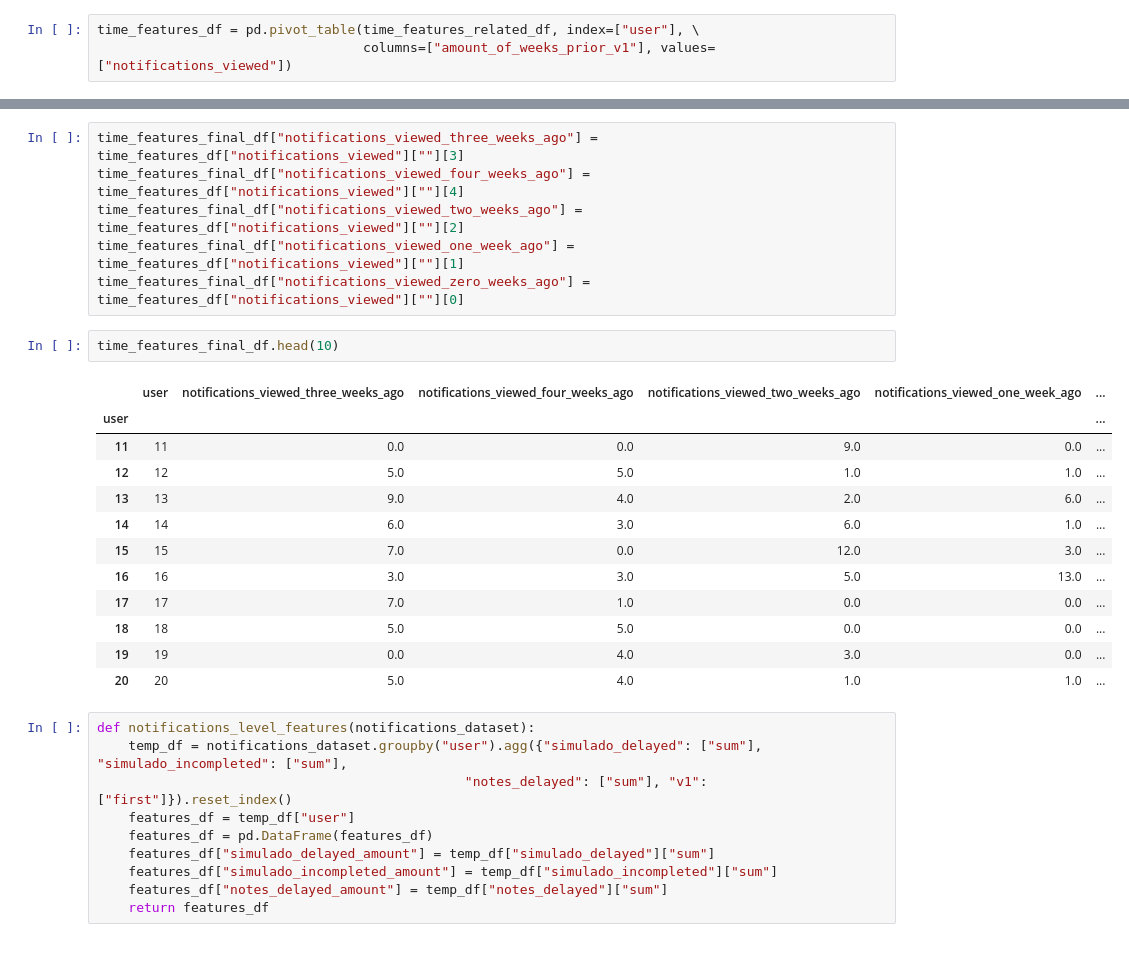
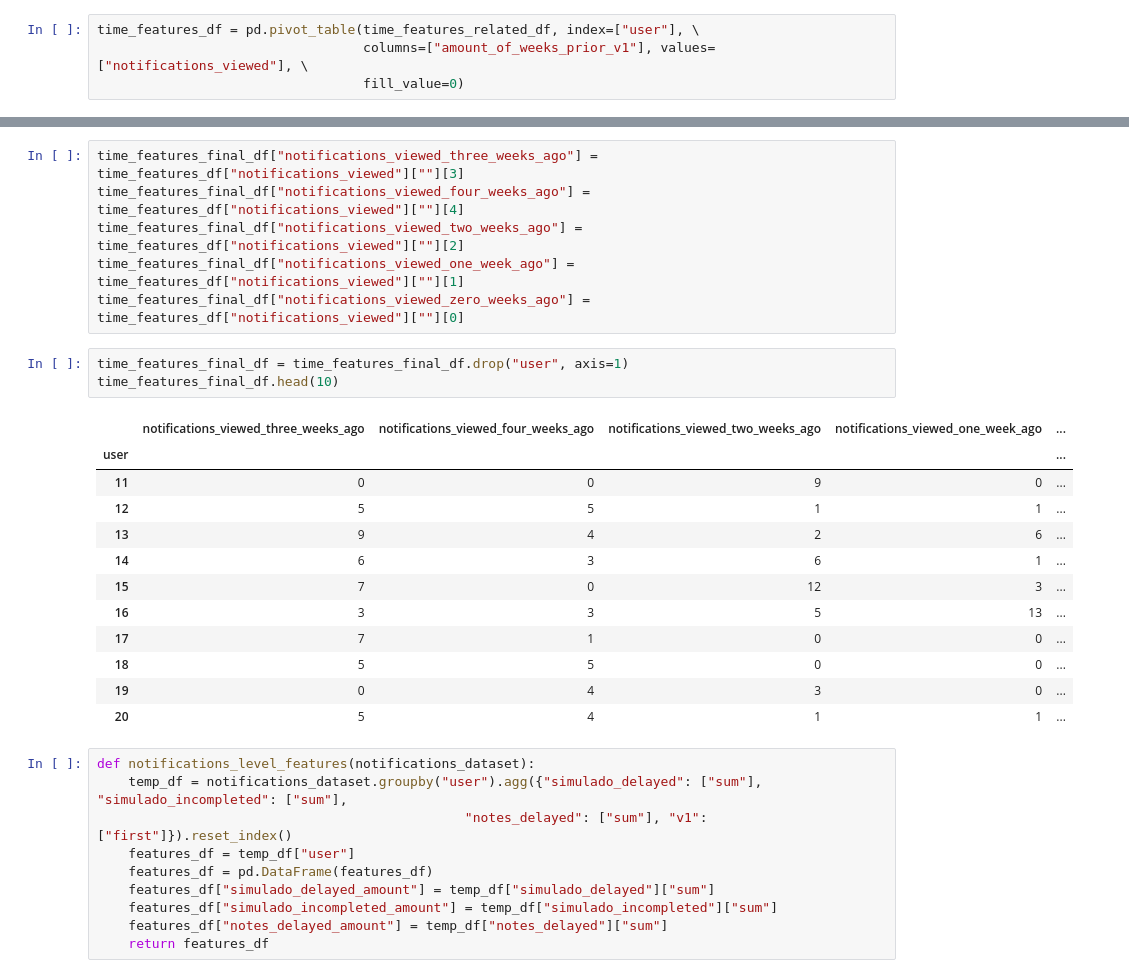
Before and after one commit to amadeusproject/amadeus-analysis, a Jupyter notebook: notebooks/features/model_a/Notification_quantity_features_v1.ipynb, the cells around one changed output, grey strips where cells are left out. Cells and saved outputs as stored; diff of their text form.

Commit message:
feature(): add time variables to model and added evaluation cells

```diff
--- a/notebooks/features/model_a/Notification_quantity_features_v1.ipynb
+++ b/notebooks/features/model_a/Notification_quantity_features_v1.ipynb
@@ -135,7 +135,8 @@ pd.pivot_table(time_features_related_df, index=["user"], columns=["amount_of_wee
 78 rows × 11 columns
 # %%
 time_features_df = pd.pivot_table(time_features_related_df, index=["user"], \
-                                  columns=["amount_of_weeks_prior_v1"], values=["notifications_viewed"])
+                                  columns=["amount_of_weeks_prior_v1"], values=["notifications_viewed"], \
+                                  fill_value=0)
 # %%
 time_features_df.columns
 # %% [output]
@@ -220,20 +221,21 @@ time_features_final_df["notifications_viewed_two_weeks_ago"] = time_features_df[
 time_features_final_df["notifications_viewed_one_week_ago"] = time_features_df["notifications_viewed"][""][1]
 time_features_final_df["notifications_viewed_zero_weeks_ago"] = time_features_df["notifications_viewed"][""][0]
 # %%
+time_features_final_df = time_features_final_df.drop("user", axis=1)
 time_features_final_df.head(10)
 # %% [output]
-|  | user | notifications_viewed_three_weeks_ago | notifications_viewed_four_weeks_ago | notifications_viewed_two_weeks_ago | notifications_viewed_one_week_ago | ... |
-| user |  |  |  |  |  | ... |
-| 11 | 11 | 0.0 | 0.0 | 9.0 | 0.0 | ... |
-| 12 | 12 | 5.0 | 5.0 | 1.0 | 1.0 | ... |
-| 13 | 13 | 9.0 | 4.0 | 2.0 | 6.0 | ... |
-| 14 | 14 | 6.0 | 3.0 | 6.0 | 1.0 | ... |
-| 15 | 15 | 7.0 | 0.0 | 12.0 | 3.0 | ... |
-| 16 | 16 | 3.0 | 3.0 | 5.0 | 13.0 | ... |
-| 17 | 17 | 7.0 | 1.0 | 0.0 | 0.0 | ... |
-| 18 | 18 | 5.0 | 5.0 | 0.0 | 0.0 | ... |
-| 19 | 19 | 0.0 | 4.0 | 3.0 | 0.0 | ... |
-| 20 | 20 | 5.0 | 4.0 | 1.0 | 1.0 | ... |
+|  | notifications_viewed_three_weeks_ago | notifications_viewed_four_weeks_ago | notifications_viewed_two_weeks_ago | notifications_viewed_one_week_ago | ... |
+| user |  |  |  |  | ... |
+| 11 | 0 | 0 | 9 | 0 | ... |
+| 12 | 5 | 5 | 1 | 1 | ... |
+| 13 | 9 | 4 | 2 | 6 | ... |
+| 14 | 6 | 3 | 6 | 1 | ... |
+| 15 | 7 | 0 | 12 | 3 | ... |
+| 16 | 3 | 3 | 5 | 13 | ... |
+| 17 | 7 | 1 | 0 | 0 | ... |
+| 18 | 5 | 5 | 0 | 0 | ... |
+| 19 | 0 | 4 | 3 | 0 | ... |
+| 20 | 5 | 4 | 1 | 1 | ... |
 # %%
 def notifications_level_features(notifications_dataset):
     temp_df = notifications_dataset.groupby("user").agg({"simulado_delayed": ["sum"], "simulado_incompleted": ["sum"],
```
Also changed, not shown: parts of 3 cells of this notebook, 1 other file.
